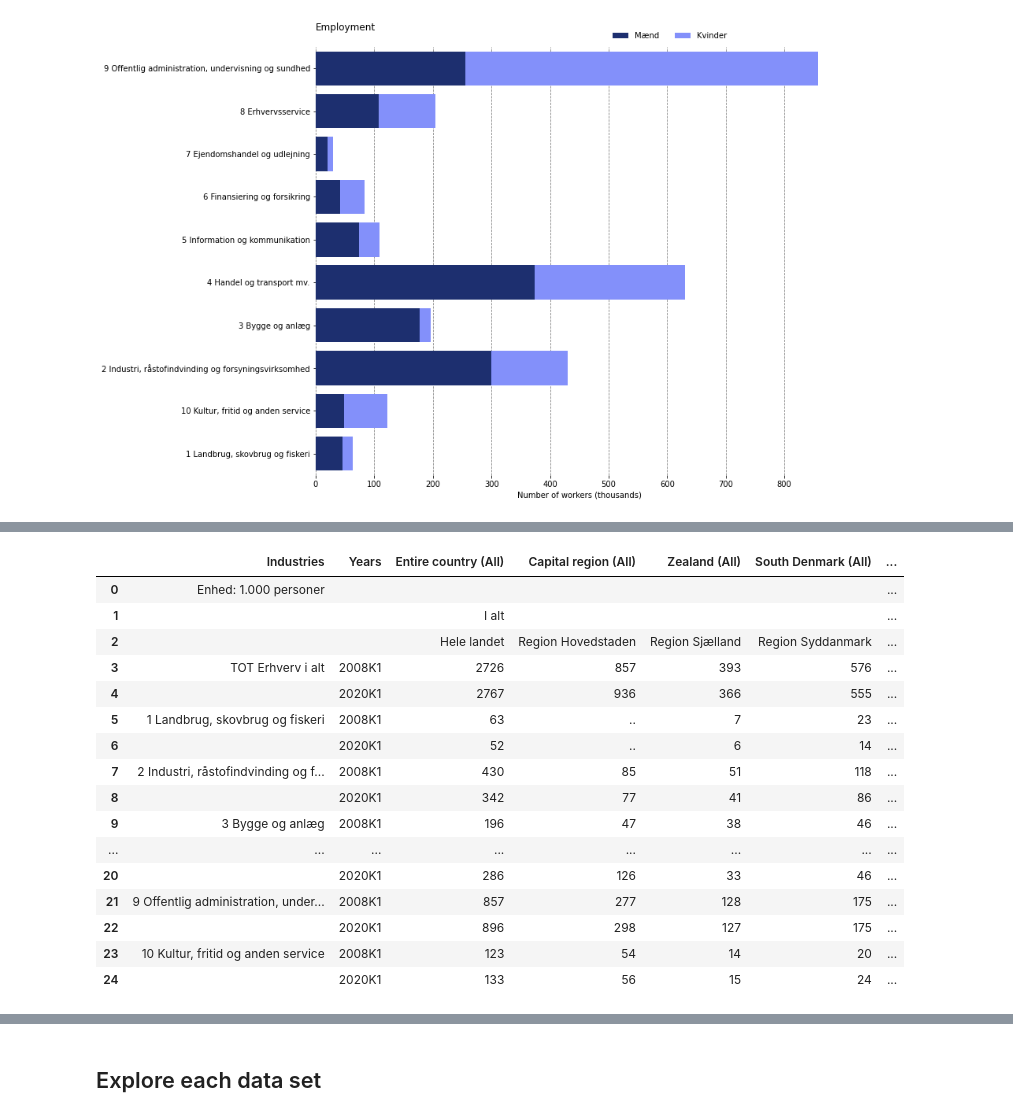
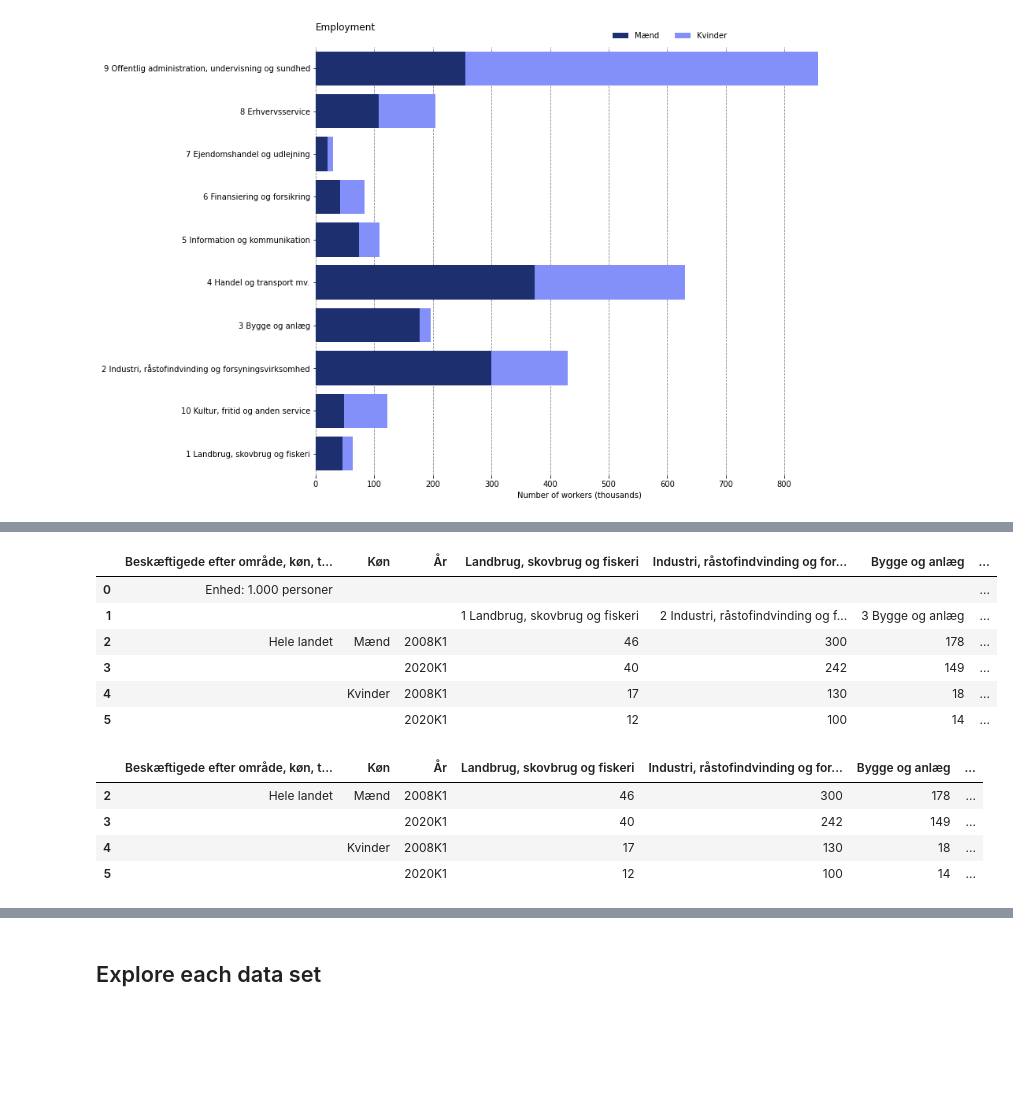
Before and after one commit to Morsing96/Introduction-to-Programming, a Jupyter notebook: dataproject/dataproject.ipynb, the cells around one changed output, grey strips where cells are left out. Cells and saved outputs as stored; diff of their text form; code cells hidden in the pictures; blank space fills up the shorter version.

```diff
--- a/dataproject/dataproject.ipynb
+++ b/dataproject/dataproject.ipynb
@@ -269,29 +284,24 @@ industry2
 | 5 |  |  | 2020K1 | 12 | 100 | 14 | 265 | ... |
 # %%
 #Renaming columns
-industry2 = industry2.rename(columns={"Unnamed: 1": "Køn","Unnamed: 2":"År","Unnamed: 3":"Landbrug, skovbrug og fiskeri","Unnamed: 4":"Industri, råstofindvinding og forsyningsvirksomhed", "Unnamed: 5":"Industri, råstofindvinding og forsyningsvirksomhed","Unnamed: 6":"Bygge og anlæg, 2008 K1","Unnamed: 7":"Bygge og anlæg, 2020 K1", "Unnamed: 8":"Handel og transport mv., 2018 K1", "Unnamed: 9":"Handel og transport mv., 2020 K1","Unnamed: 10":"Erhvervsservice., 2018 K1","Unnamed: 11":"Erhvervsservice., 2018 K1"})
+industry2 = industry2.rename(columns={"Unnamed: 1": "Køn","Unnamed: 2":"År","Unnamed: 3":"Landbrug, skovbrug og fiskeri","Unnamed: 4":"Industri, råstofindvinding og forsyningsvirksomhed", "Unnamed: 5":"Bygge og anlæg","Unnamed: 6":"Handel og transport mv.","Unnamed: 7":"Information og kommunikation", "Unnamed: 8":"Finansiering og forsikring", "Unnamed: 9":"Ejendomshandel og udlejning","Unnamed: 10":"Erhvervsservice","Unnamed: 11":"Offentlig administration, undervisning og sundhed","Unnamed: 12":"Kultur, fritid og anden service" })
-# %%
-#renaming columns
-industries = industries.rename(columns={"Beskæftigede efter branche (DB07 10-grp.), tid, køn og område": "Industries","Unnamed: 1":"Years","Unnamed: 2":"Entire country (All)","Unnamed: 3":"Capital region (All)","Unnamed: 4":"Zealand (All)","Unnamed: 5":"South Denmark (All)","Unnamed: 6":"Mid Jutland (All)", "Unnamed: 7":"Northern Jutland (M)", "Unnamed: 8":"Entire country (M)","Unnamed: 9":"Capital region (M)","Unnamed: 10":"Zealand (M)","Unnamed: 11":"South Denmark (M)","Unnamed: 12":"Mid Jutland (M)","Unnamed: 13":"Northern Jutland (M)","Unnamed: 14":"Entire country (W)","Unnamed: 15":"Capital region (W)","Unnamed: 16":"Zealand (W)","Unnamed: 17":"South Denmark (W)","Unnamed: 18":"Mid Jutland (W)", "Unnamed: 19":"Northern Jutland (W)", })
-industries
-# %% [output]
-|  | Industries | Years | Entire country (All) | Capital region (All) | Zealand (All) | South Denmark (All) | ... |
-| 0 | Enhed: 1.000 personer |  |  |  |  |  | ... |
-| 1 |  |  | I alt |  |  |  | ... |
-| 2 |  |  | Hele landet | Region Hovedstaden | Region Sjælland | Region Syddanmark | ... |
-| 3 | TOT Erhverv i alt | 2008K1 | 2726 | 857 | 393 | 576 | ... |
-| 4 |  | 2020K1 | 2767 | 936 | 366 | 555 | ... |
-| 5 | 1 Landbrug, skovbrug og fiskeri | 2008K1 | 63 | .. | 7 | 23 | ... |
-| 6 |  | 2020K1 | 52 | .. | 6 | 14 | ... |
-| 7 | 2 Industri, råstofindvinding og f... | 2008K1 | 430 | 85 | 51 | 118 | ... |
-| 8 |  | 2020K1 | 342 | 77 | 41 | 86 | ... |
-| 9 | 3 Bygge og anlæg | 2008K1 | 196 | 47 | 38 | 46 | ... |
-| ... | ... | ... | ... | ... | ... | ... | ... |
-| 20 |  | 2020K1 | 286 | 126 | 33 | 46 | ... |
-| 21 | 9 Offentlig administration, under... | 2008K1 | 857 | 277 | 128 | 175 | ... |
-| 22 |  | 2020K1 | 896 | 298 | 127 | 175 | ... |
-| 23 | 10 Kultur, fritid og anden service | 2008K1 | 123 | 54 | 14 | 20 | ... |
-| 24 |  | 2020K1 | 133 | 56 | 15 | 24 | ... |
+# %%
+industry2
+# %% [output]
+|  | Beskæftigede efter område, køn, t... | Køn | År | Landbrug, skovbrug og fiskeri | Industri, råstofindvinding og for... | Bygge og anlæg | ... |
+| 0 | Enhed: 1.000 personer |  |  |  |  |  | ... |
+| 1 |  |  |  | 1 Landbrug, skovbrug og fiskeri | 2 Industri, råstofindvinding og f... | 3 Bygge og anlæg | ... |
+| 2 | Hele landet | Mænd | 2008K1 | 46 | 300 | 178 | ... |
+| 3 |  |  | 2020K1 | 40 | 242 | 149 | ... |
+| 4 |  | Kvinder | 2008K1 | 17 | 130 | 18 | ... |
+| 5 |  |  | 2020K1 | 12 | 100 | 14 | ... |
 # %%
-##dropping row 0, 1 and 2
-industries=industries.drop([0,1,2]).head(24)
+##dropping row 0 and 1
+industry2=industry2.drop([0,1])
+industry2
+# %% [output]
+|  | Beskæftigede efter område, køn, t... | Køn | År | Landbrug, skovbrug og fiskeri | Industri, råstofindvinding og for... | Bygge og anlæg | ... |
+| 2 | Hele landet | Mænd | 2008K1 | 46 | 300 | 178 | ... |
+| 3 |  |  | 2020K1 | 40 | 242 | 149 | ... |
+| 4 |  | Kvinder | 2008K1 | 17 | 130 | 18 | ... |
+| 5 |  |  | 2020K1 | 12 | 100 | 14 | ... |
```
Also changed, not shown: parts of 14 cells of this notebook, 1 other file.
